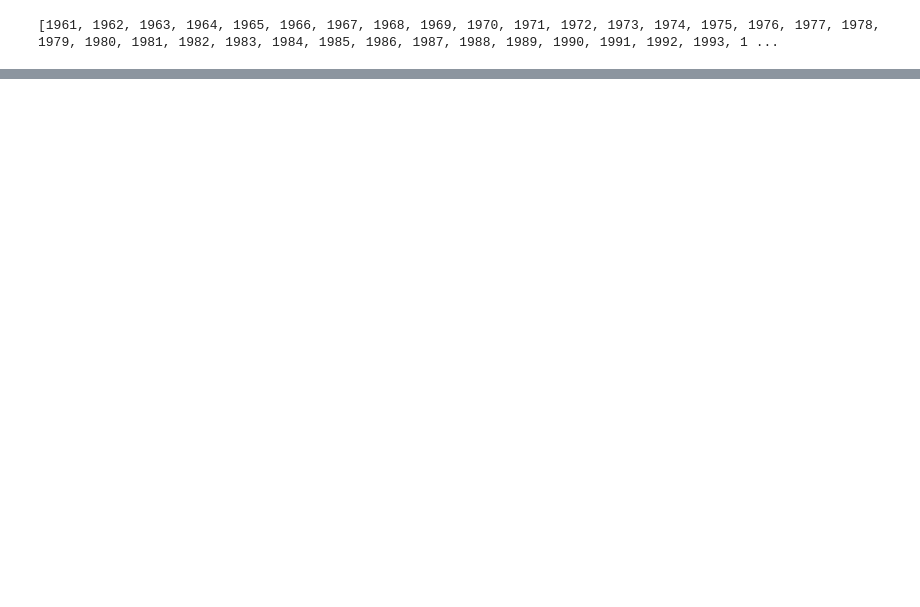
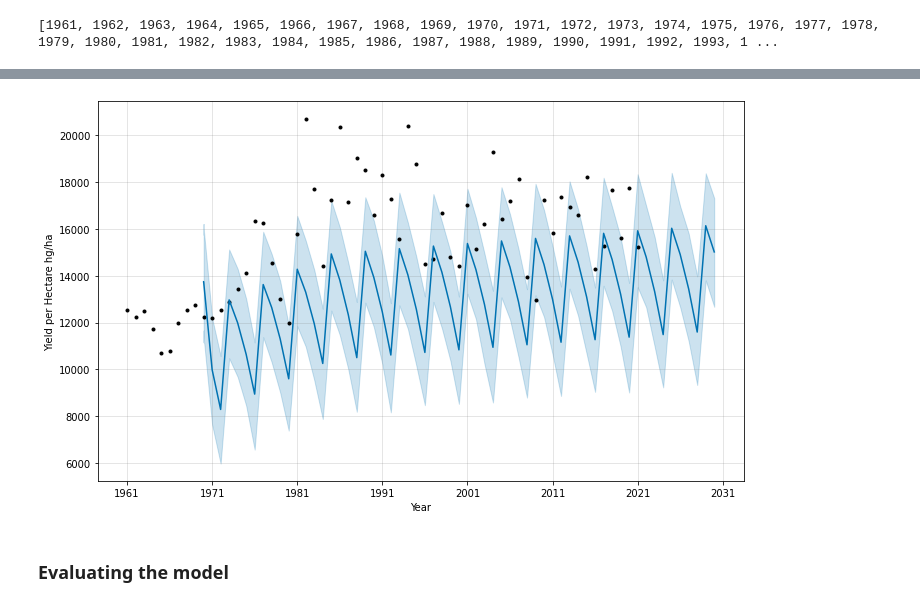
Before and after one commit to samkamau81/Kenyas-Maize-Output-Time-Series, a Jupyter notebook: fbprophetKenya_Maize.ipynb, the cells around one changed output, grey strips where cells are left out. Drawn from its saved outputs; the diff is of its cells as text; code cells hidden in the pictures; blank space fills up the shorter version.

```diff
--- a/fbprophetKenya_Maize.ipynb
+++ b/fbprophetKenya_Maize.ipynb
@@ -105,0 +104,6 @@ plot1 = m.plot(forecast)
+# %%
+plt2 = m.plot(forecast, xlabel='Year', ylabel='Yield per Hectare hg/ha')
+# %% [output]
+[figure, added]
+# %% [markdown]
+### Evaluating the model
```
Also changed, not shown: parts of 10 cells of this notebook.
